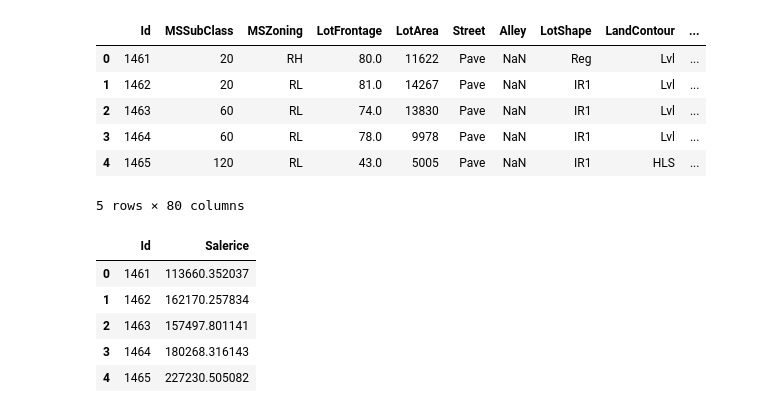
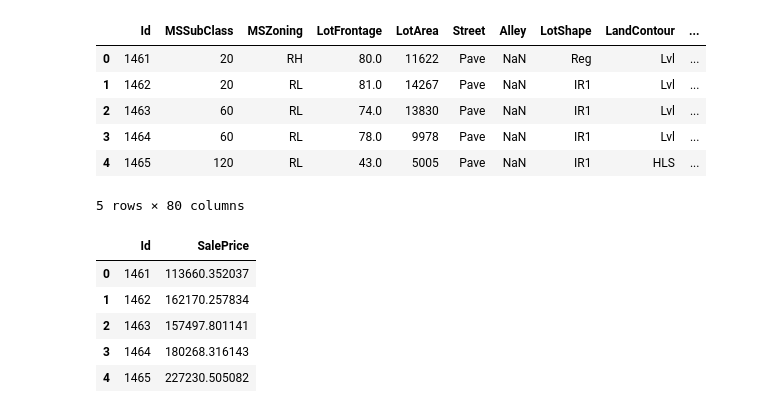
Before and after one commit to bcvilnrotter/kaggle-repos, a Jupyter notebook: house-prices-advanced-regression-techniques.ipynb, the cells around one changed output. Drawn from its saved outputs; the diff is of its cells as text; code cells hidden in the pictures.

Commit message:
Kaggle Notebook | House Prices - Advanced Regression Techniques | Version 5

```diff
--- a/house-prices-advanced-regression-techniques.ipynb
+++ b/house-prices-advanced-regression-techniques.ipynb
@@ -211,8 +216,8 @@ from sklearn.metrics import accuracy_score,precision_score,recall_score,f1_score
 model_scores = {}
 # %%
 # First test set
-test_X_train = X_train[numerical_features]
-test_X_val = X_val[numerical_features]
+test_X_train = X_train[first_numerical_categories]
+test_X_val = X_val[first_numerical_categories]
 
 # Build the pipeline iteratively
 for page in abacuss:
@@ -261,12 +266,12 @@ test.head()
 # %%
 # Make predictions and build the submission dictionary
 submission = pd.DataFrame({
     'Id':test['Id'],
-    'Salerice':model_scores['lasso_page baseline']['pipeline'].predict(test).flatten()
+    'SalePrice':model_scores['lasso_page baseline']['pipeline'].predict(test).flatten()
 })
 submission.head()
 # %% [output]
-|  | Id | Salerice |
+|  | Id | SalePrice |
 | 0 | 1461 | 113660.352037 |
 | 1 | 1462 | 162170.257834 |
 | 2 | 1463 | 157497.801141 |
```
Also changed, not shown: parts of 2 cells of this notebook.
